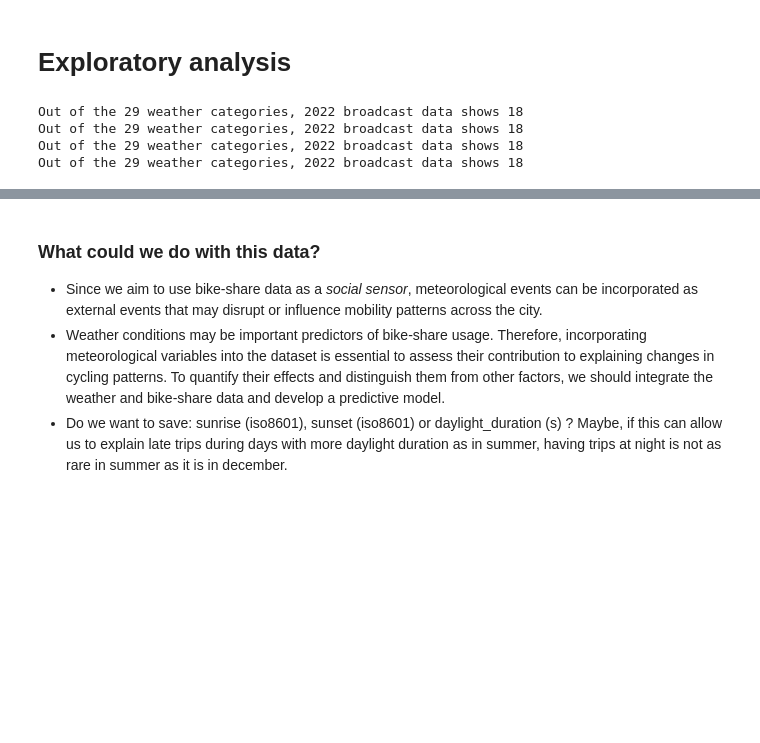
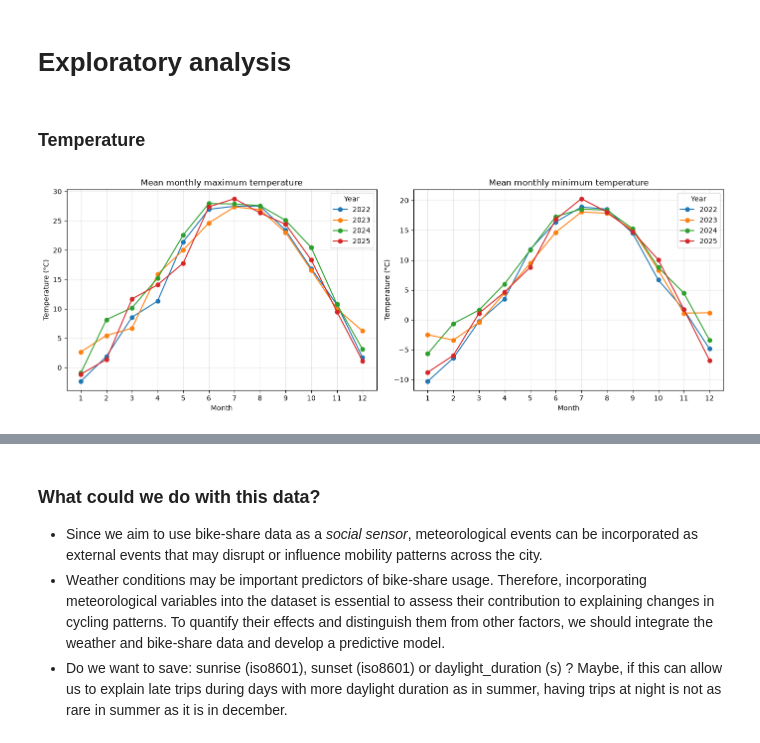
Before and after one commit to laure-cio/ADA-project2026, a Jupyter notebook: data/forecast/weather_examin.ipynb, the cells around one changed output, grey strips where cells are left out. Saved outputs shown, nothing was run; the diff lists cells and outputs as text; code cells hidden in the pictures; blank space fills up the shorter version.

Commit message:
adding weather statistics

```diff
--- a/data/forecast/weather_examin.ipynb
+++ b/data/forecast/weather_examin.ipynb
@@ -102,9 +102,9 @@ new_names ={'weather_code (wmo code)':'weather_code',
                               }
 # %%
 weather22 = weather22.rename(columns= new_names)
-weather23 = weather22.rename(columns= new_names)
-weather24 = weather22.rename(columns= new_names)
-weather25 = weather22.rename(columns= new_names)
+weather23 = weather23.rename(columns= new_names)
+weather24 = weather24.rename(columns= new_names)
+weather25 = weather25.rename(columns= new_names)
 # %%
 weather22
 # %% [output]
@@ -222,0 +160,7 @@ weather22_25 = pd.concat([weather22, weather23, weather24, weather25], ignore_in
+# %%
+# Add weather code
+weather22_25["weather"] = weather22_25["weather_code"].astype(str).map(weather_code)
+# %%
+# For data handling is best to have separate columns with month and year
+weather22_25["month"] = [int(time.split("/")[1]) for time in weather22_25.time]
+weather22_25["year"] = [int(time.split("/")[2]) for time in weather22_25.time]
@@ -222,0 +183,6 @@ weather22_25 = pd.concat([weather22, weather23, weather24, weather25], ignore_in
+# %%
+weather22_25["time"] = pd.to_datetime(
+    weather22_25["time"],
+    format="%d/%m/%Y"
+)
+weather22_25["time"] = weather22_25["time"].dt.strftime("%Y-%m-%d")
@@ -243,12 +209,2 @@ weather22_25
 # %% [markdown]
 # Exploratory analysis
-# %%
-print(f'Out of the {len(weather_code)} weather categories, 2022 broadcast data shows {len(np.unique(weather22["weather"]))}')
-print(f'Out of the {len(weather_code)} weather categories, 2022 broadcast data shows {len(np.unique(weather23["weather"]))}')
-print(f'Out of the {len(weather_code)} weather categories, 2022 broadcast data shows {len(np.unique(weather24["weather"]))}')
-print(f'Out of the {len(weather_code)} weather categories, 2022 broadcast data shows {len(np.unique(weather25["weather"]))}')
-# %% [output]
-Out of the 29 weather categories, 2022 broadcast data shows 18
-Out of the 29 weather categories, 2022 broadcast data shows 18
-Out of the 29 weather categories, 2022 broadcast data shows 18
-Out of the 29 weather categories, 2022 broadcast data shows 18
@@ -257,0 +211,39 @@ Out of the 29 weather categories, 2022 broadcast data shows 18
+# %% [markdown]
+### Temperature
+# %%
+temp_monthly = (
+    weather22_25
+    .groupby(["year", "month"])
+    [["temperature_2m_max", "temperature_2m_min"]]
+    .agg(["mean", "std"])
+)
+
+fig, axes = plt.subplots(1, 2, figsize=(14, 5))
+
+for year in sorted(weather22_25["year"].unique()):
+    data = weather22_25[weather22_25["year"] == year]
+
+    monthly = data.groupby("month").agg(
+        max_temp=("temperature_2m_max", "mean"),
+        min_temp=("temperature_2m_min", "mean")
+    )
+
+    axes[0].plot(monthly.index, monthly["max_temp"],
+                 marker="o", label=str(year))
+    axes[1].plot(monthly.index, monthly["min_temp"],
+                 marker="o", label=str(year))
+
+axes[0].set_title("Mean monthly maximum temperature")
+axes[1].set_title("Mean monthly minimum temperature")
+
+for ax in axes:
+    ax.set_xlabel("Month")
+    ax.set_ylabel("Temperature (°C)")
+    ax.set_xticks(range(1, 13))
+    ax.grid(alpha=0.3)
+    ax.legend(title="Year")
+
+plt.tight_layout()
+plt.show()
+# %% [output]
+[figure, added]
```
Also changed, not shown: parts of 28 cells of this notebook.
